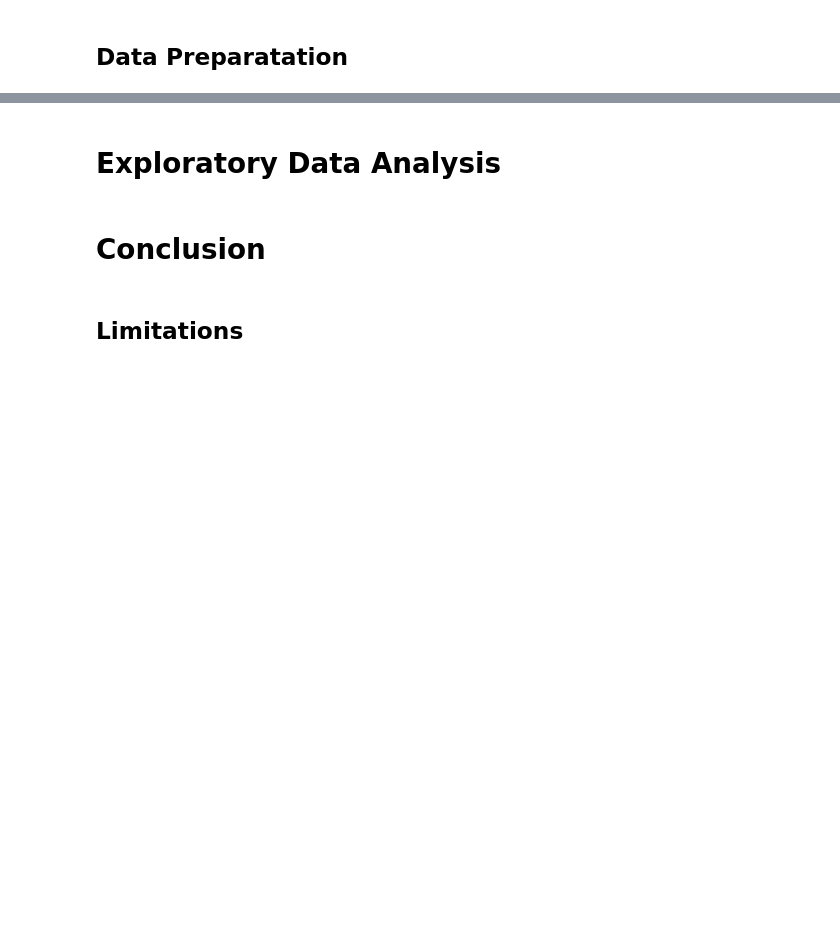
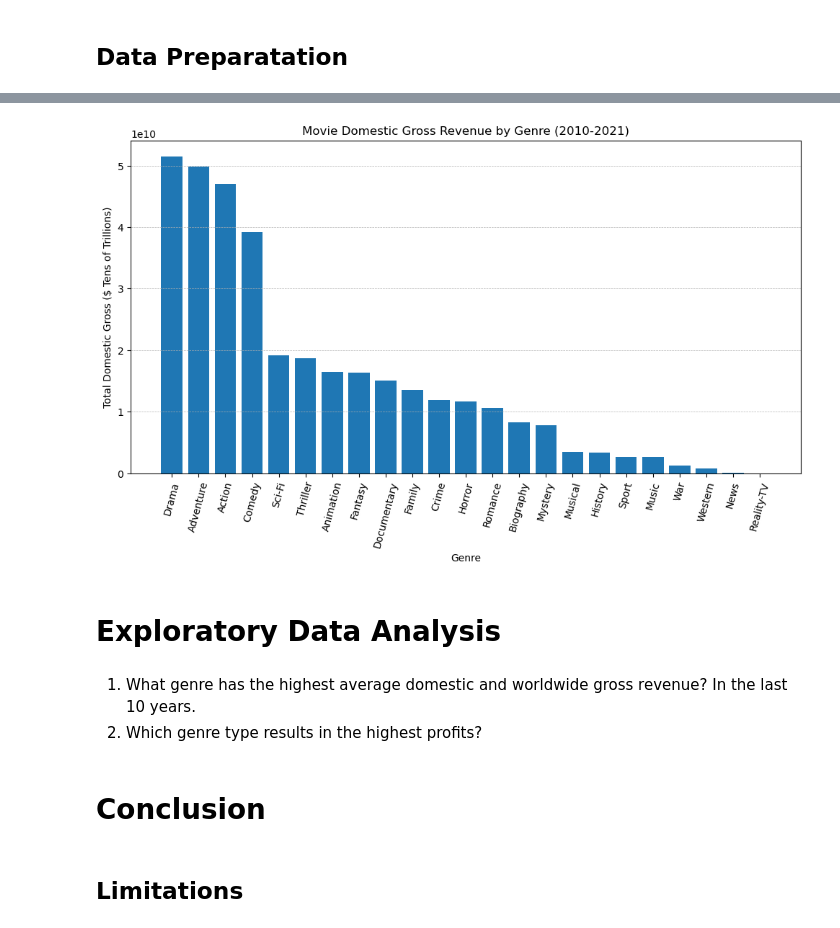
Before and after one commit to mkearns17/Movie-Data-Analysis, a Jupyter notebook: Movie_Data_Analysis.ipynb, the cells around one changed output, grey strips where cells are left out. Drawn from its saved outputs; the diff is of its cells as text; code cells hidden in the pictures; blank space fills up the shorter version.

```diff
--- a/Movie_Data_Analysis.ipynb
+++ b/Movie_Data_Analysis.ipynb
@@ -9,0 +143,9 @@ by Michael Kearns
+# %%
+q = """ SELECT primary_title AS Title, start_year AS Year, genres AS Genres
+    FROM movie_basics
+    WHERE Year <= 2021
+    ORDER BY Year
+;"""
+
+movie_genre = pd.read_sql(q,conn)
+movie_genre
@@ -10,5 +166,46 @@ by Michael Kearns
+# %%
+#combine movie titles and genres together
+movie_genre_gross = pd.merge(movie_gross,movie_genre, on = 'Title', how = 'inner')
+#drop movie rows with no genre
+movie_genre_gross.dropna(axis = 0, subset=['Genres'],inplace = True)
+#separate genres if movie is identified with multiple genres
+movie_genre_gross[['Genre 1', 'Genre 2', 'Genre 3']] = movie_genre_gross['Genres'].str.split(',', expand=True)
+# %%
+#Group by genre to get the sum of Domestic Gross revenue.
+genre1 = movie_genre_gross.groupby('Genre 1').sum()['domestic_gross']
+genre2 = movie_genre_gross.groupby('Genre 2').sum()['domestic_gross']
+genre3 = movie_genre_gross.groupby('Genre 3').sum()['domestic_gross']
+# %%
+#get total domestic gross per genre
+dg_genre = pd.concat([genre1,genre2,genre3],axis = 1)
+dg_genre.columns= ['dg1','dg2','dg3']
+#set NaN to 0
+dg_genre = dg_genre.fillna(0)
+#sum total domestic gross
+dg_genre['total_domestic_gross'] = dg_genre['dg1']+dg_genre['dg2']+dg_genre['dg3']
+dg_genre = dg_genre.reset_index()
+dg_genre.rename(columns={'index':'Genre'},inplace = True)
+dg_genre.sort_values(by='total_domestic_gross',ascending = False,inplace = True)
+# %%
+#Plot Bar Graph of Total Domestic Gross
+fig , ax = plt.subplots(figsize=(12,6))
+
+x = dg_genre['Genre']
+y = dg_genre['total_domestic_gross']
+
+plot = ax.bar(x = x, height = y)
+ax.set_xlabel('Genre')
+ax.set_ylabel('Total Domestic Gross ($ Tens of Trillions)')
+ax.set_title ('Movie Domestic Gross Revenue by Genre (2010-2021)')
+ax.tick_params(axis='x', labelrotation=75)
+ax.grid(visible = True, which = 'both', axis = "y",linestyle='--', linewidth=0.5);
+# %% [output]
+[figure, added]
 # %% [markdown]
 # Exploratory Data Analysis
+# %% [markdown]
+1. What genre has the highest average domestic and worldwide gross revenue? In the last 10 years.
+2. Which genre type results in the highest profits?
 # %% [markdown]
 # Conclusion
 # %% [markdown]
```
Also changed, not shown: parts of 16 cells of this notebook.
